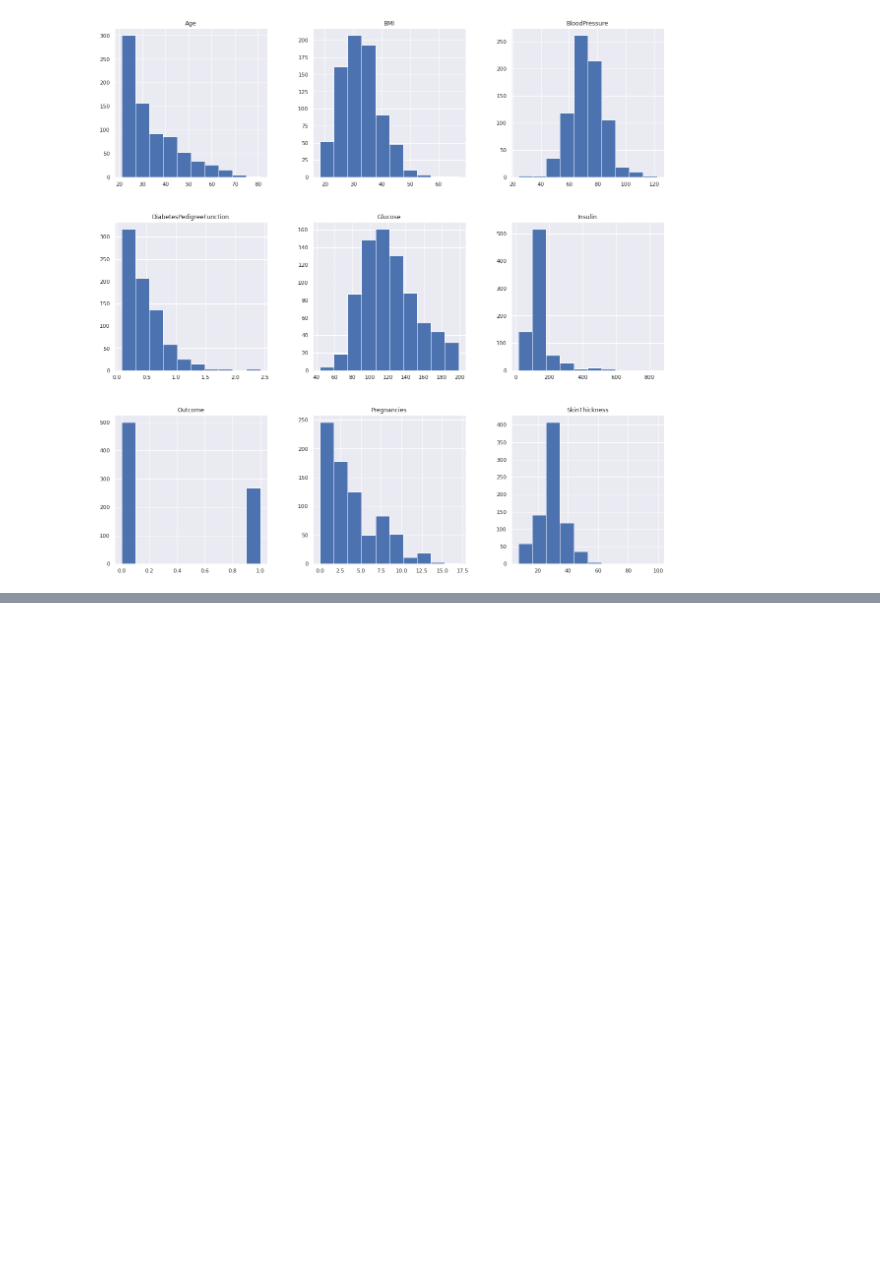
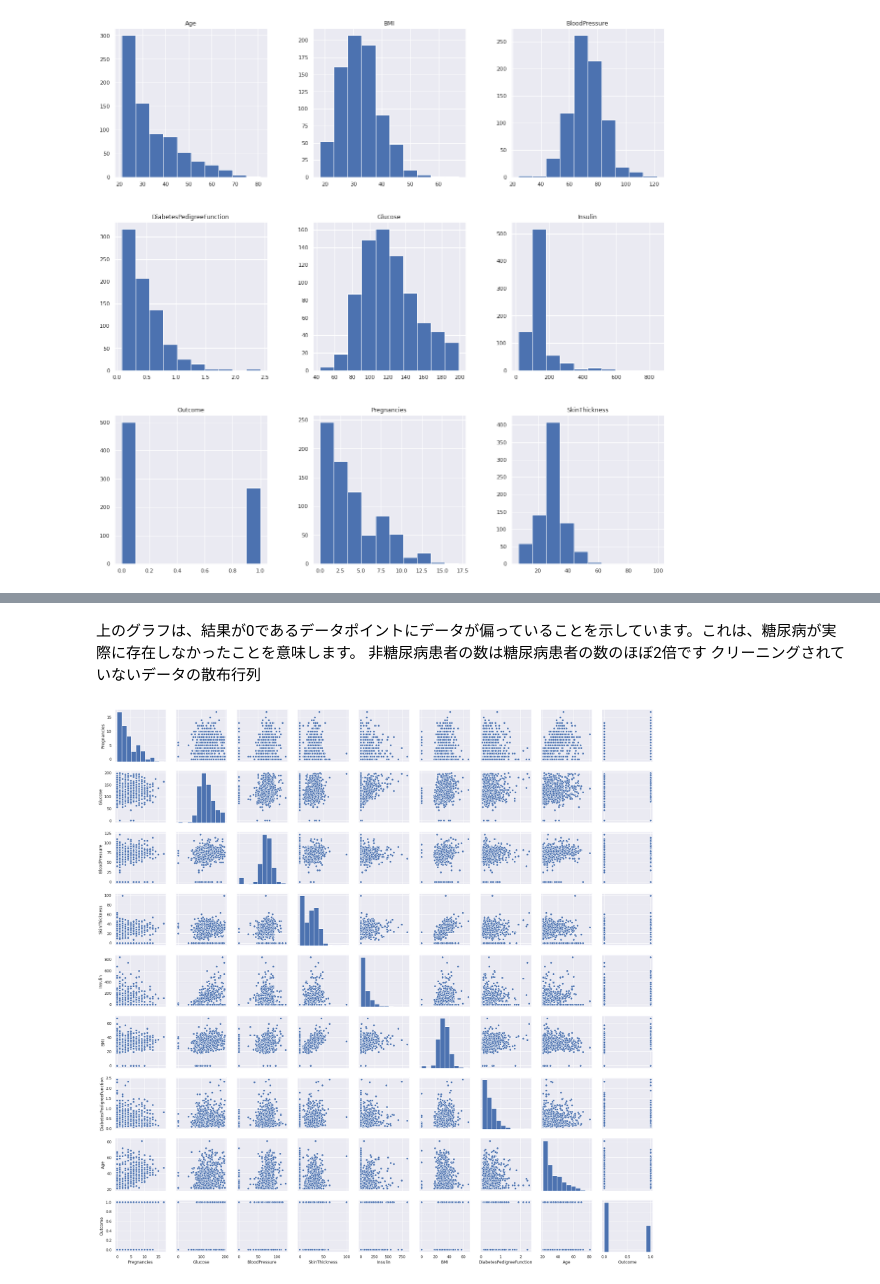
Before and after one commit to yuks0810/Diabetes-Classification-KNN-kaggle-, a Jupyter notebook: Diabetes_Classification_KNN.ipynb, the cells around one changed output, grey strips where cells are left out. Saved outputs shown, nothing was run; the diff lists cells and outputs as text; code cells hidden in the pictures; blank space fills up the shorter version.

```diff
--- a/Diabetes_Classification_KNN.ipynb
+++ b/Diabetes_Classification_KNN.ipynb
@@ -184,0 +220,8 @@ p = diabetes_data_copy.hist(figsize = (20,20))
+# %% [markdown]
+上のグラフは、結果が0であるデータポイントにデータが偏っていることを示しています。これは、糖尿病が実際に存在しなかったことを意味します。 非糖尿病患者の数は糖尿病患者の数のほぼ2倍です
+クリーニングされていないデータの散布行列
+# %%
+p=sns.pairplot(diabetes_data)
+# p.fig.set_size_inches(20,20)
+# %% [output]
+[figure, added]
```
Also changed, not shown: parts of 23 cells of this notebook.
